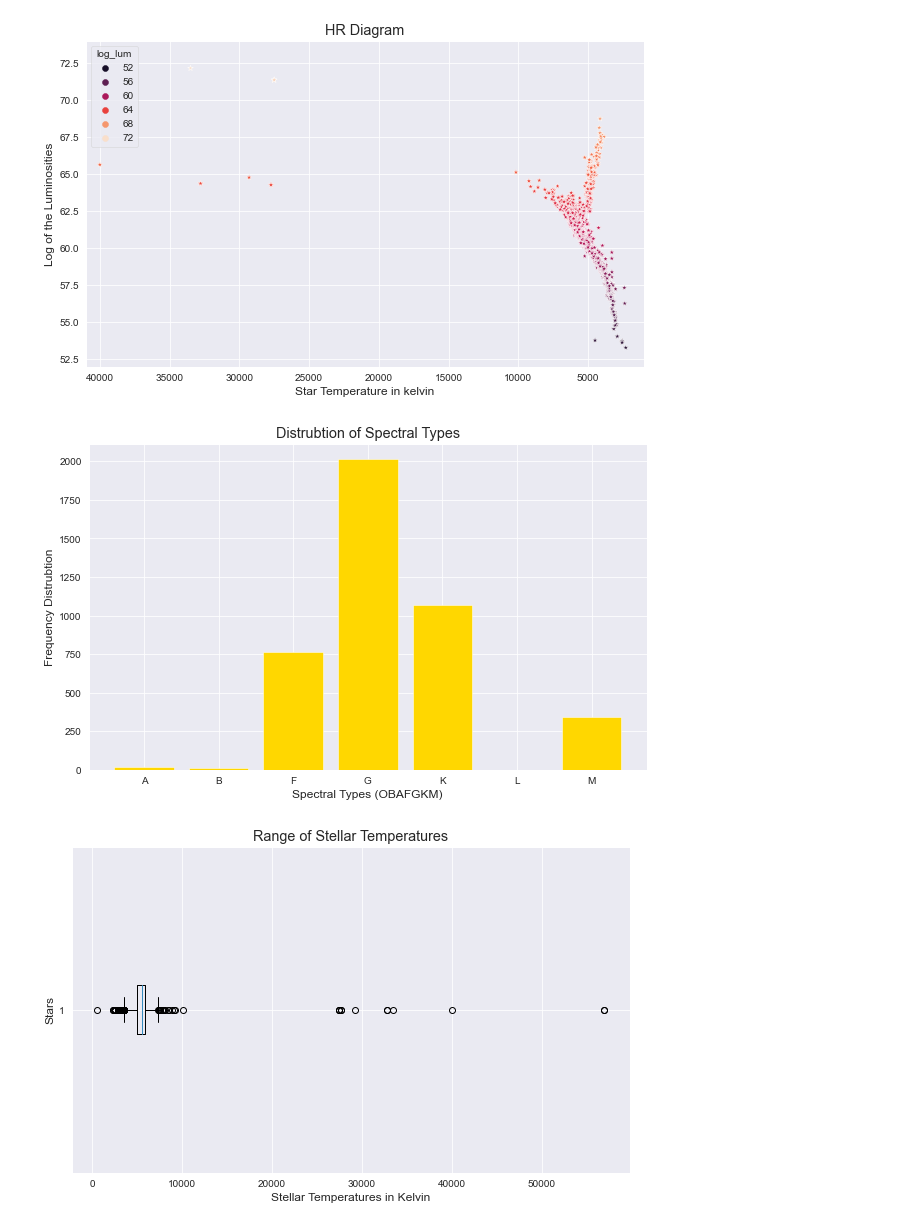
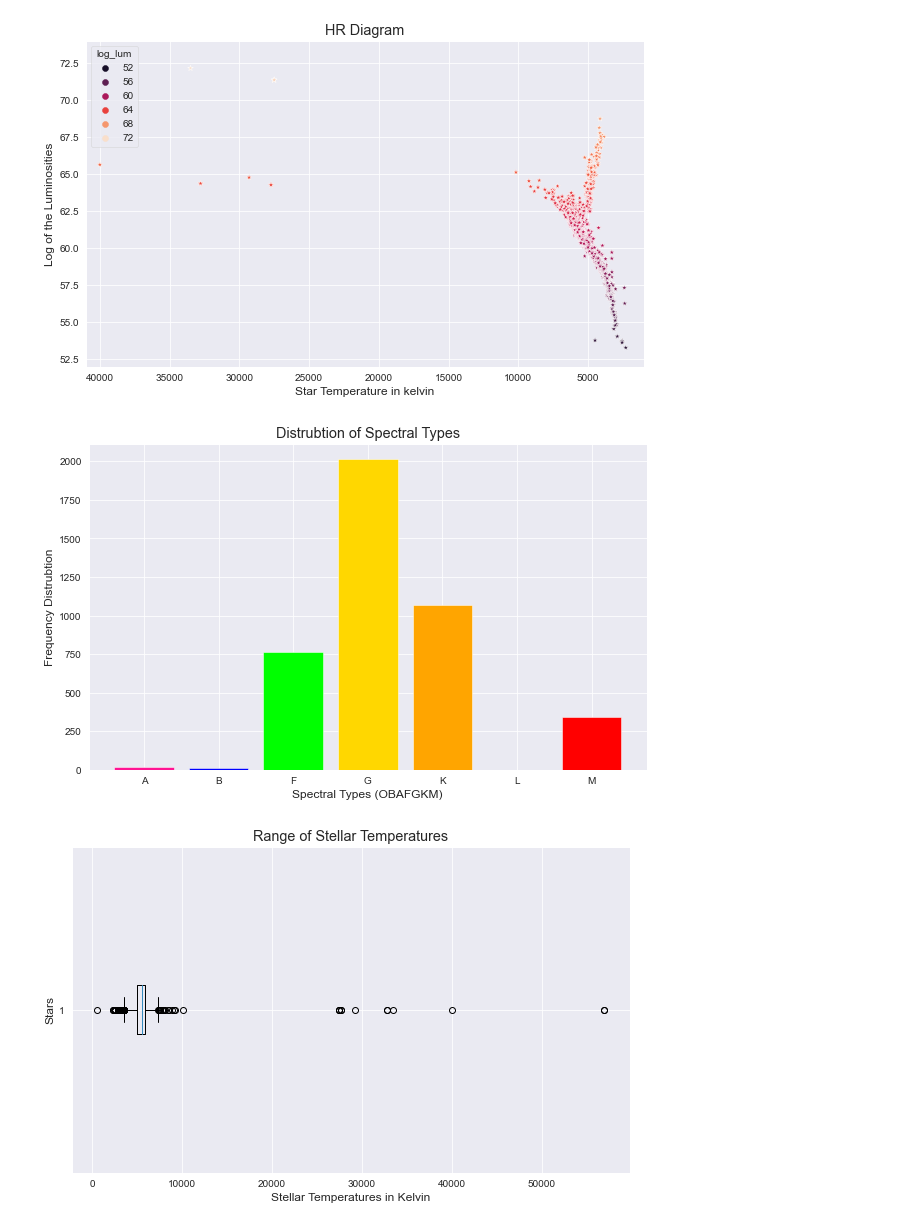
Before and after one commit to Astroraf/habitable_zone, a Jupyter notebook: notes:data/notebooks/EDA.ipynb, the cells around one changed output. Cells and saved outputs as stored; diff of their text form; code cells hidden in the pictures.

Commit message:
Added colors to diagram

```diff
--- a/notes:data/notebooks/EDA.ipynb
+++ b/notes:data/notebooks/EDA.ipynb
@@ -55,16 +55,19 @@ spec_count = {k: len(v) for k, v in spec_ty_count.items()}
 # %%
 # Plot distrubtion of the number of stars that have exoplanets around them
 # We see a lot of stars of G, F, M type stars that have the most amount of exoplanets around them
 # looking at our own solar system, we expect this type of range of spectral type stars to allow exoplanets to exist
+
+c = ['deeppink', 'blue', 'lime', 'gold', 'orange', 'peru', 'red']
+
 fig, ax = plt.subplots(figsize = (10, 6))
-ax.bar(spec_count.keys(), spec_count.values(), color='gold')
+ax.bar(spec_count.keys(), spec_count.values(), color=c)
 ax.set_title('Distrubtion of Spectral Types')
 ax.set_xlabel('Spectral Types (OBAFGKM)')
 ax.set_ylabel('Frequency Distrubtion')
 plt.savefig('Dist_Spec_Types.png')
 plt.show();
 # %% [output]
-[figure, old version]
+[figure, new version]
 # %%
 # Check for outliers in the host stars with their effective surface temperatures
 # These are B and A type stars which are much hotter in temperature which are rare to host explanets
```
Also changed, not shown: 2 other files.
